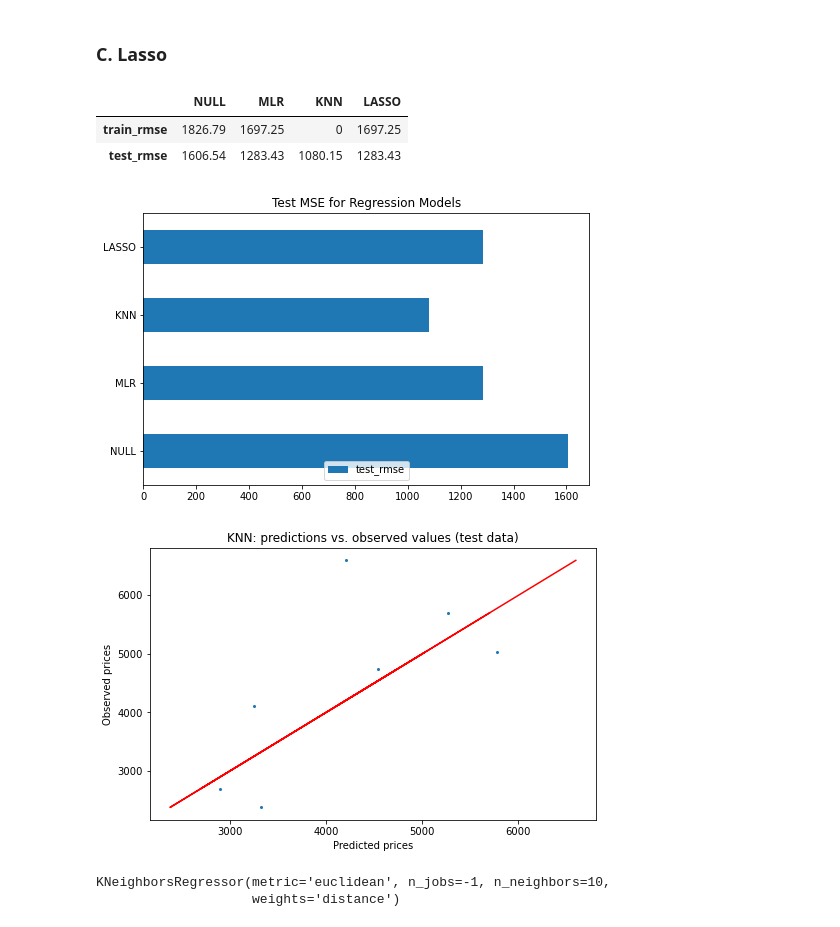
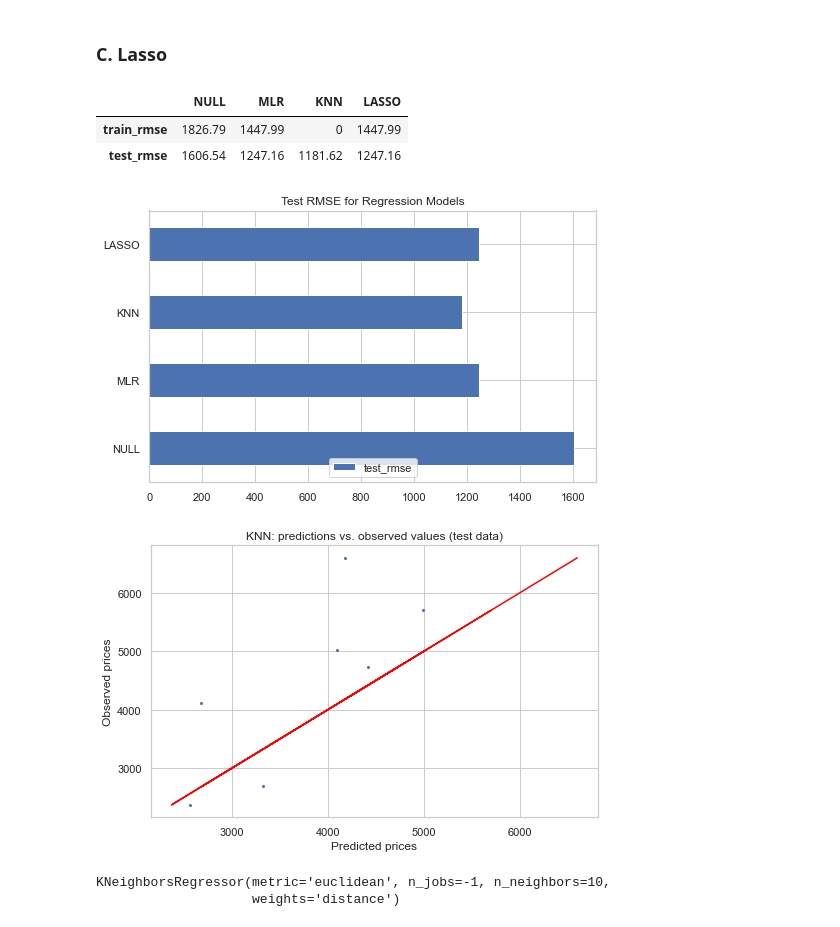
Before and after one commit to KhalidHandouleh/Projekt-Arbete, a Jupyter notebook: Corona_Fal.ipynb, the cells around one changed output. Drawn from its saved outputs; the diff is of its cells as text; code cells hidden in the pictures.

Commit message:
Corona Case Prediction

```diff
--- a/Corona_Fal.ipynb
+++ b/Corona_Fal.ipynb
@@ -200,0 +183,4 @@ plt.show()
+# %%
+sns.set(style='whitegrid',context='notebook')
+cols=['Antal_intensivvårdade','Antal_avlidna', 'Totalt_antal_fall']
+sns.pairplot(df[cols],size=2.5)
@@ -200,0 +190,9 @@ plt.show()
+# %%
+# Prepare Data
+target_name = 'Totalt_antal_fall'
+topp_features = ['ID','Antal_intensivvårdade', 'Antal_avlidna']
+x = df[topp_features]
+y = df[target_name]
+# Split data into training and test data sets
+x_train, x_test, y_train, y_test = train_test_split(x, y, test_size=0.2, random_state=123)
+print(X)
@@ -259,24 +275,24 @@ models.loc['test_rmse','LASSO'] = mean_squared_error(y_pred=lasso.predict(x_test
 models
 # %% [output]
 |  | NULL | MLR | KNN | LASSO |
-| train_rmse | 1826.79 | 1697.25 | 0 | 1697.25 |
-| test_rmse | 1606.54 | 1283.43 | 1080.15 | 1283.43 |
+| train_rmse | 1826.79 | 1447.99 | 0 | 1447.99 |
+| test_rmse | 1606.54 | 1247.16 | 1181.62 | 1247.16 |
 # %%
 fig, ax = plt.subplots(figsize=(8,5))
 models.loc['test_rmse'].plot(kind='barh', ax=ax)
-ax.set_title('Test MSE for Regression Models')
+ax.set_title('Test RMSE for Regression Models')
 ax.legend(loc=8, ncol=4);
 # %% [output]
-[figure, old version]
+[figure, new version]
 # %%
 fig, ax = plt.subplots(figsize=(8,5))
-ax.scatter(knn.predict(x_test), y_test, s=4)
+ax.scatter(knn.predict(X_test), y_test, s=4)
 ax.plot(y_test, y_test, color='red')
 ax.set_title('KNN: predictions vs. observed values (test data)')
 ax.set_xlabel('Predicted prices')
 ax.set_ylabel('Observed prices');
 # %% [output]
-[figure, old version]
+[figure, new version]
 # %%
 # Re-training with all the observations
 knn_final = KNeighborsRegressor(n_neighbors=10, weights='distance', metric='euclidean', n_jobs=-1)
```
Also changed, not shown: parts of 20 cells of this notebook.
